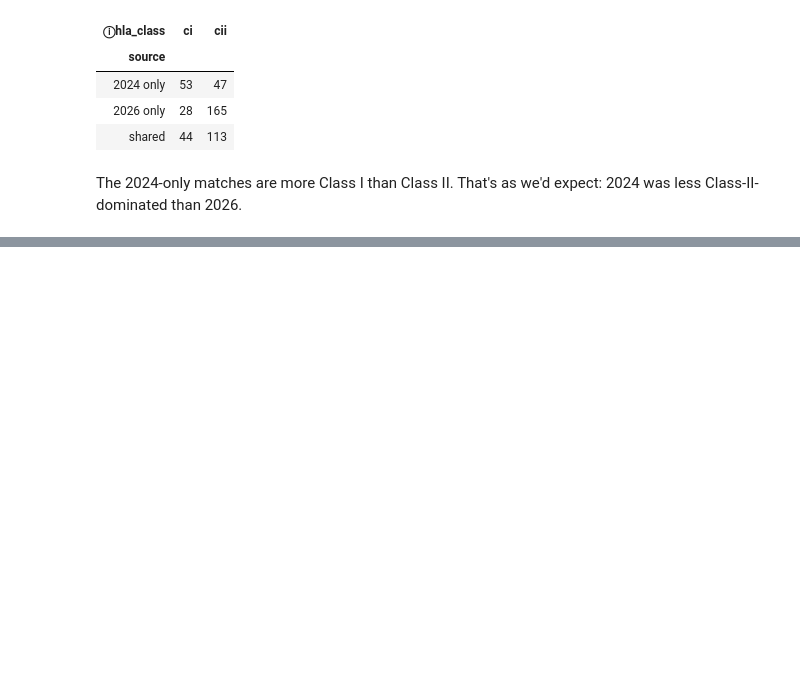
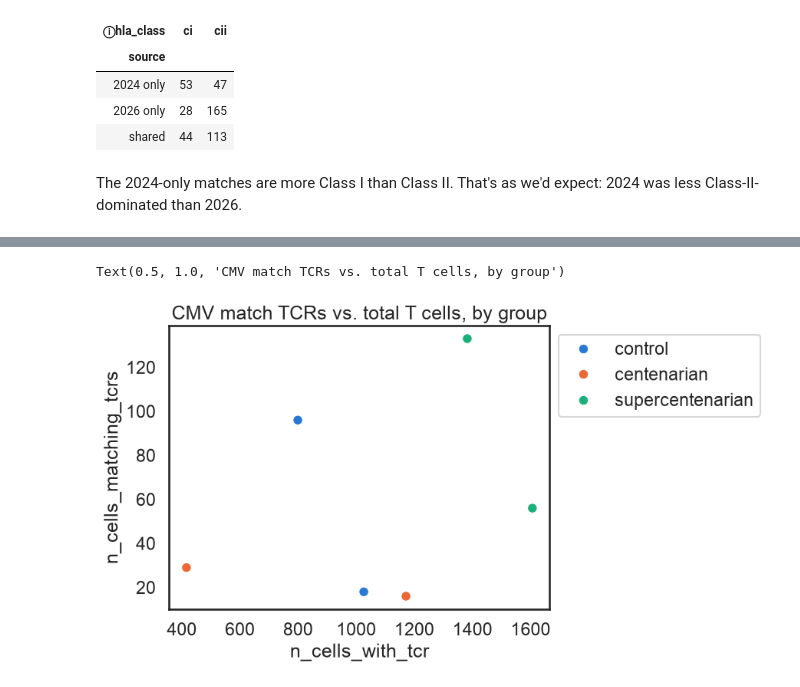
Before and after one commit to dhmay/CMVividly, a Jupyter notebook: notebooks/supercentenarian.ipynb, the cells around one changed output, grey strips where cells are left out. Saved outputs shown, nothing was run; the diff lists cells and outputs as text; code cells hidden in the pictures; blank space fills up the shorter version.

```diff
--- a/notebooks/supercentenarian.ipynb
+++ b/notebooks/supercentenarian.ipynb
@@ -367,0 +618,6 @@ The 2024-only matches are more Class I than Class II. That's as we'd expect: 202
+# %%
+pdf_dataset2_sample, pdf_dataset2_cell_intersection, pdf_dataset2_sample_summary = load_or_build_dataset_analyses(
+    "../data/raw/Cell Reports/Dataset2", "Dataset2", pdf_cmv_ecocluster_merged,
+    force_rebuild=True)
+print(len(pdf_dataset2_sample), len(pdf_dataset2_cell_intersection), len(pdf_dataset2_sample_summary))
+pdf_dataset2_sample_summary
@@ -367,0 +634,9 @@ The 2024-only matches are more Class I than Class II. That's as we'd expect: 202
+# %%
+f, ax = plt.subplots()
+sns.scatterplot(x="n_cells_with_tcr", y="n_cells_matching_tcrs", hue="donor_group",
+                data=pdf_dataset2_sample_summary)
+ax.legend(loc="upper left", bbox_to_anchor=(1, 1))
+ax.set_title("CMV match TCRs vs. total T cells, by group")
+# %% [output]
+Text(0.5, 1.0, 'CMV match TCRs vs. total T cells, by group')
+[figure, added]
```
Also changed, not shown: parts of 18 cells of this notebook.
